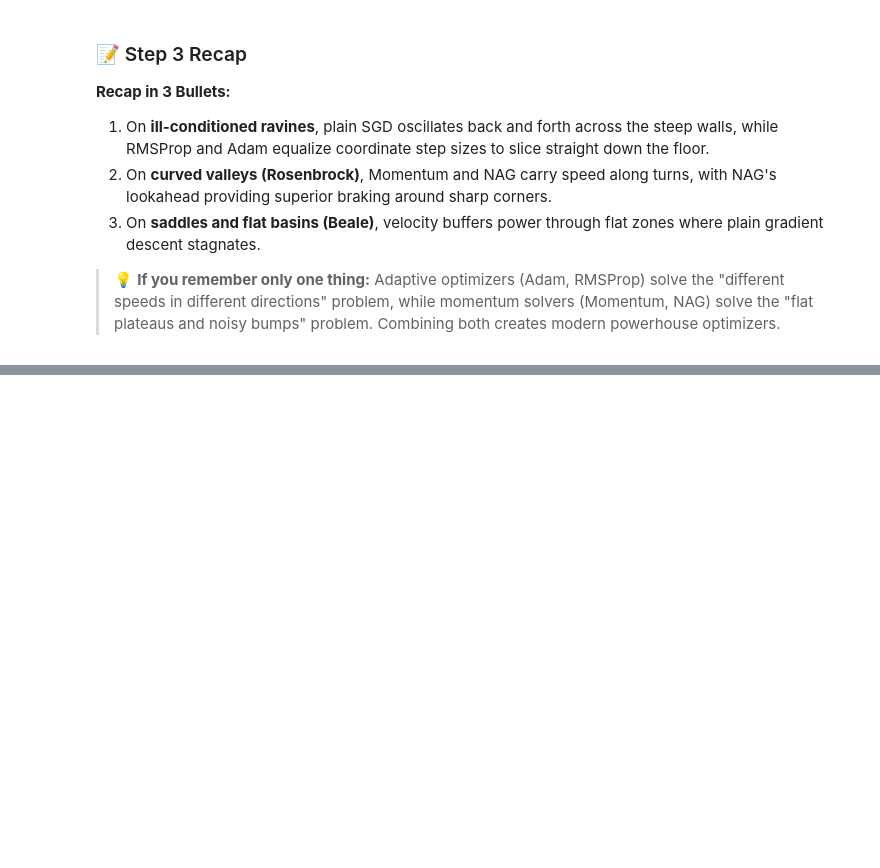
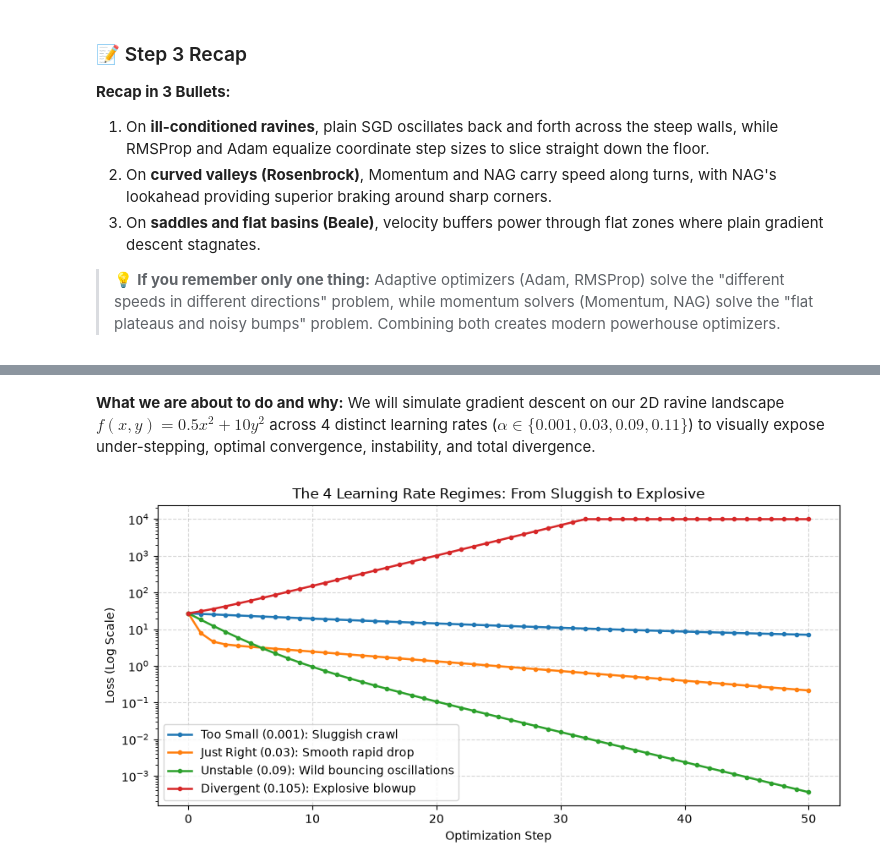
Before and after one commit to Arnav-Shrivastava/Optimization-Algorithms, a Jupyter notebook: optimization_algorithms_lab.ipynb, the cells around one changed output, grey strips where cells are left out. Saved outputs shown, nothing was run; the diff lists cells and outputs as text; code cells hidden in the pictures; blank space fills up the shorter version.

Commit message:
feat: add learning rate regime experiments and LR range test

```diff
--- a/optimization_algorithms_lab.ipynb
+++ b/optimization_algorithms_lab.ipynb
@@ -1331,0 +1367,37 @@ Assuming that because an optimizer wins on one specific 2D surface, it is automa
+# %% [markdown]
+**What we are about to do and why:**
+We will simulate gradient descent on our 2D ravine landscape $f(x, y) = 0.5x^2 + 10y^2$ across 4 distinct learning rates ($\alpha \in \{0.001, 0.03, 0.09, 0.11\}$) to visually expose under-stepping, optimal convergence, instability, and total divergence.
+# %%
+# Step 4.1 Code: Comparing 4 Learning Rate Regimes on 2D Ravine
+def simulate_lr_regimes(lrs, steps=60):
+    start = np.array([-3.0, 1.5])
+    results = {}
+    for lr in lrs:
+        w = start.copy()
+        losses = [f_ravine(w[0], w[1])]
+        for _ in range(steps):
+            g = grad_ravine(w[0], w[1])
+            w = w - lr * g
+            losses.append(f_ravine(w[0], w[1]))
+        results[lr] = np.array(losses)
+    return results
+
+lrs_to_test = [0.001, 0.03, 0.09, 0.105]
+lr_labels = {
+    0.001: 'Too Small (0.001): Sluggish crawl',
+    0.03:  'Just Right (0.03): Smooth rapid drop',
+    0.09:  'Unstable (0.09): Wild bouncing oscillations',
+    0.105: 'Divergent (0.105): Explosive blowup'
+}
+regime_losses = simulate_lr_regimes(lrs_to_test, steps=50)
+
+plt.figure(figsize=(9, 4.5))
+for lr in lrs_to_test:
+    plt.plot(np.clip(regime_losses[lr], 1e-6, 1e4), 'o-', label=lr_labels[lr], markersize=3, linewidth=1.8)
+plt.yscale('log')
+plt.xlabel("Optimization Step"); plt.ylabel("Loss (Log Scale)")
+plt.title("The 4 Learning Rate Regimes: From Sluggish to Explosive")
+plt.legend(); plt.grid(True, linestyle='--', alpha=0.5)
+plt.tight_layout(); plt.show()
+# %% [output]
+[figure, added]
```
Also changed, not shown: parts of 8 cells of this notebook.
